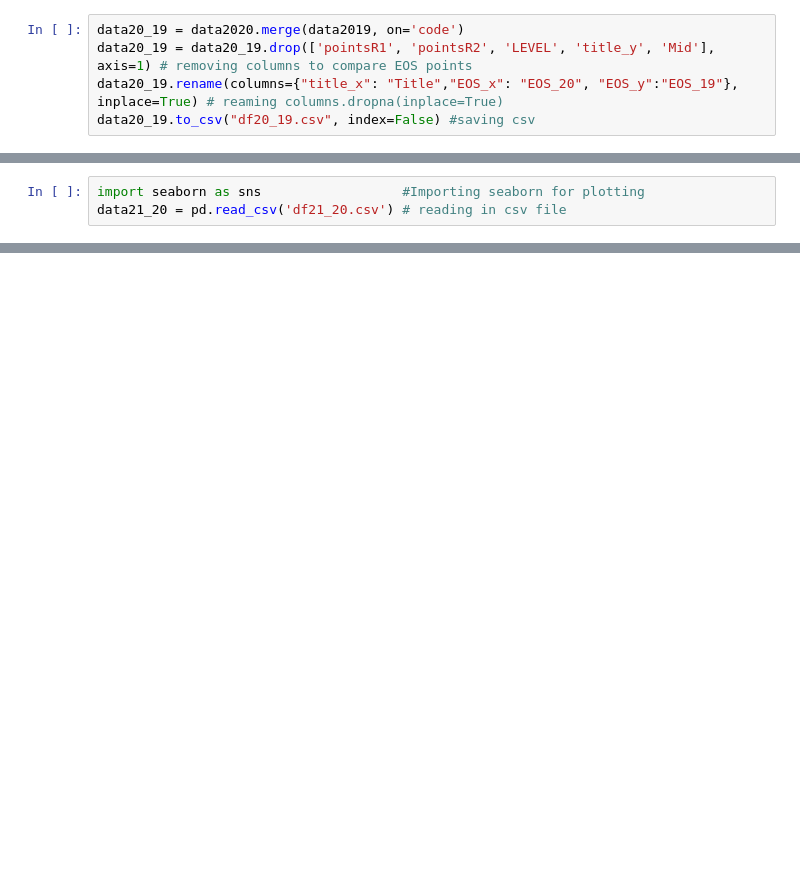
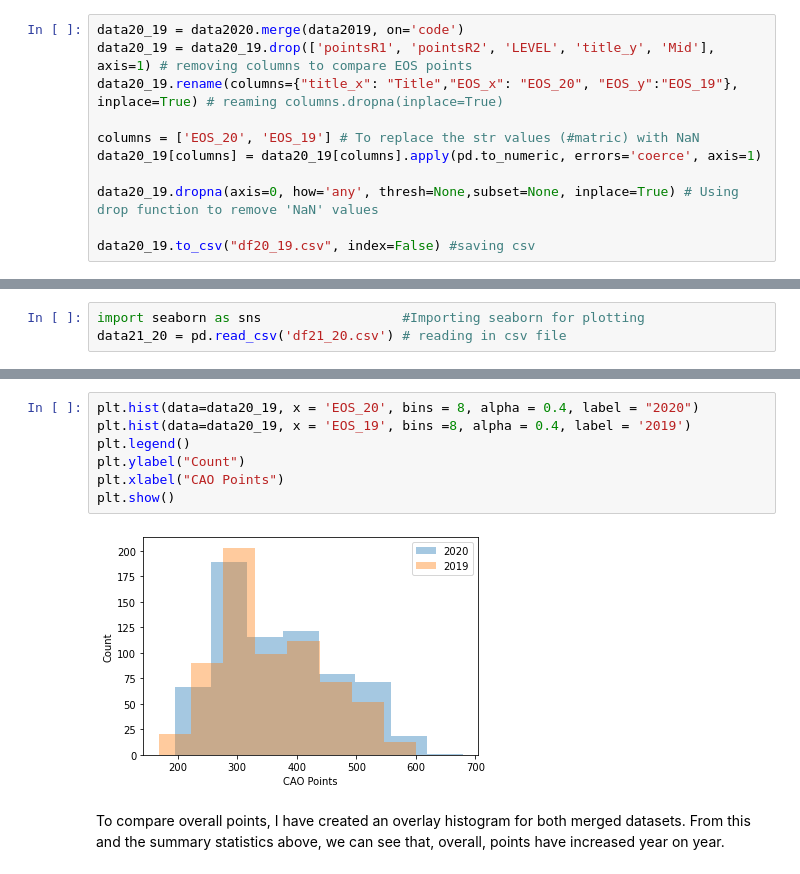
Before and after one commit to BTunney92/FODA---Project, a Jupyter notebook: cao.ipynb, the cells around one changed output, grey strips where cells are left out. Drawn from its saved outputs; the diff is of its cells as text; blank space fills up the shorter version.

```diff
--- a/cao.ipynb
+++ b/cao.ipynb
@@ -142,4 +148,10 @@ Joining 2020 & 2021 datasets
 data20_19 = data2020.merge(data2019, on='code')
 data20_19 = data20_19.drop(['pointsR1', 'pointsR2', 'LEVEL', 'title_y', 'Mid'], axis=1) # removing columns to compare EOS points
 data20_19.rename(columns={"title_x": "Title","EOS_x": "EOS_20", "EOS_y":"EOS_19"}, inplace=True) # reaming columns.dropna(inplace=True)
+
+columns = ['EOS_20', 'EOS_19'] # To replace the str values (#matric) with NaN
+data20_19[columns] = data20_19[columns].apply(pd.to_numeric, errors='coerce', axis=1)
+
+data20_19.dropna(axis=0, how='any', thresh=None,subset=None, inplace=True) # Using drop function to remove 'NaN' values
+
 data20_19.to_csv("df20_19.csv", index=False) #saving csv
@@ -155,0 +194,11 @@ plt.show()
+# %%
+plt.hist(data=data20_19, x = 'EOS_20', bins = 8, alpha = 0.4, label = "2020")
+plt.hist(data=data20_19, x = 'EOS_19', bins =8, alpha = 0.4, label = '2019')
+plt.legend()
+plt.ylabel("Count")
+plt.xlabel("CAO Points")
+plt.show()
+# %% [output]
+[figure, added]
+# %% [markdown]
+To compare overall points, I have created an overlay histogram for both merged datasets. From this and the summary statistics above, we can see that, overall, points have increased year on year.
```
Also changed, not shown: parts of 9 cells of this notebook, 3 other files.
